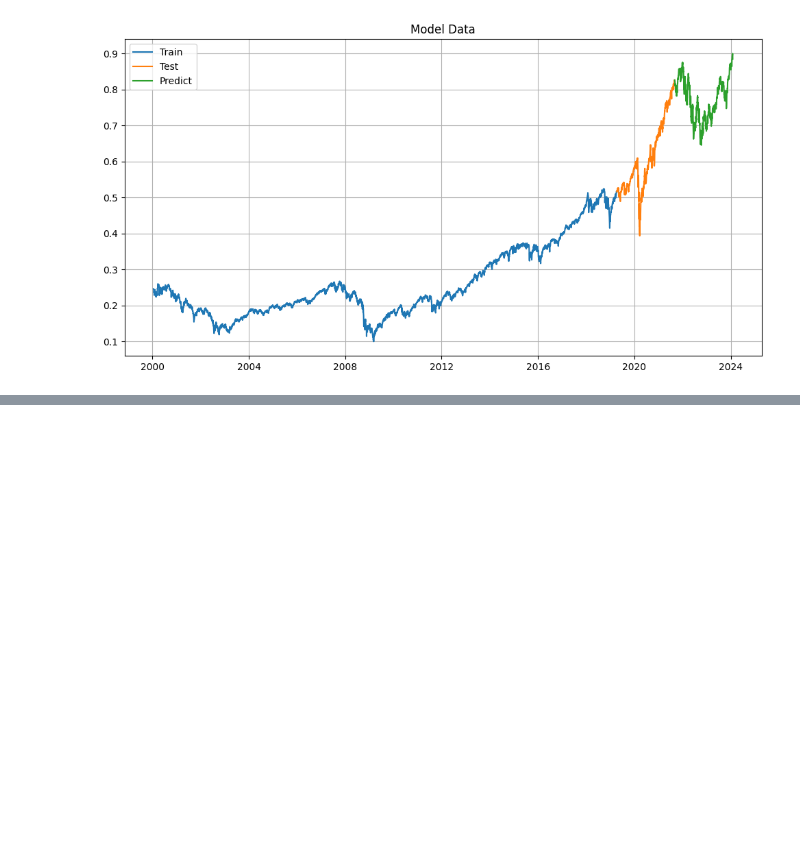
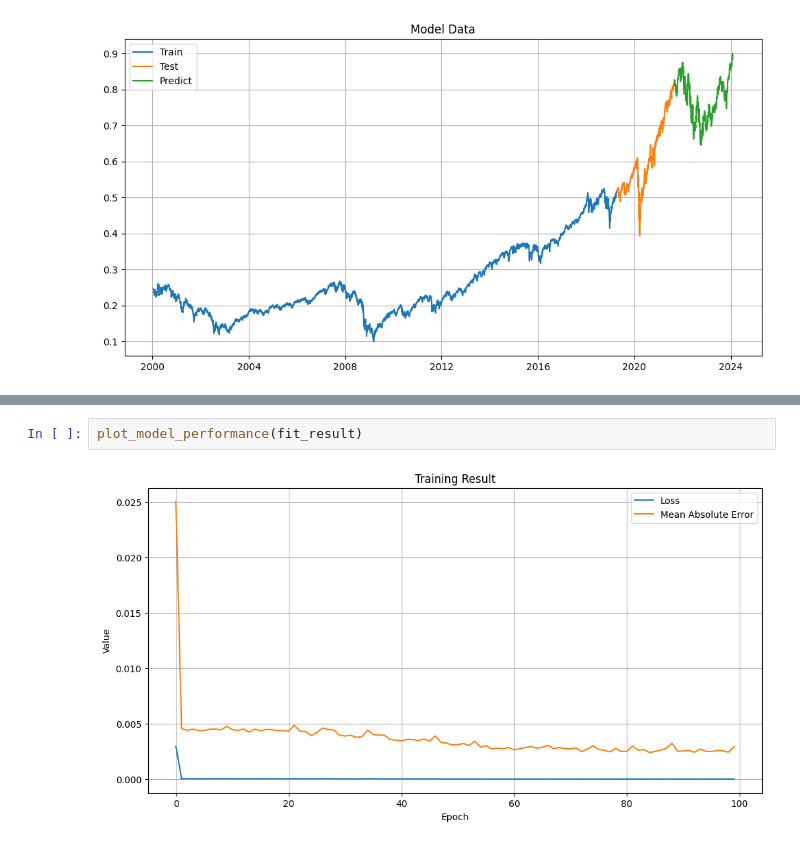
Before and after one commit to BoykoPetevBoev/Stock-Market-Prediction, a Jupyter notebook: src/models/lstm_v1/lstm_model.ipynb, the cells around one changed output, grey strips where cells are left out. Saved outputs shown, nothing was run; the diff lists cells and outputs as text; blank space fills up the shorter version.

```diff
--- a/src/models/lstm_v1/lstm_model.ipynb
+++ b/src/models/lstm_v1/lstm_model.ipynb
@@ -102,0 +84,4 @@ WARNING:tensorflow:From c:\Boyko Boev\Stock-Market-Prediction\venv\lib\site-pack
+# %%
+plot_model_performance(fit_result)
+# %% [output]
+[figure, added]
```
Also changed, not shown: parts of 12 cells of this notebook, 11 other files.
